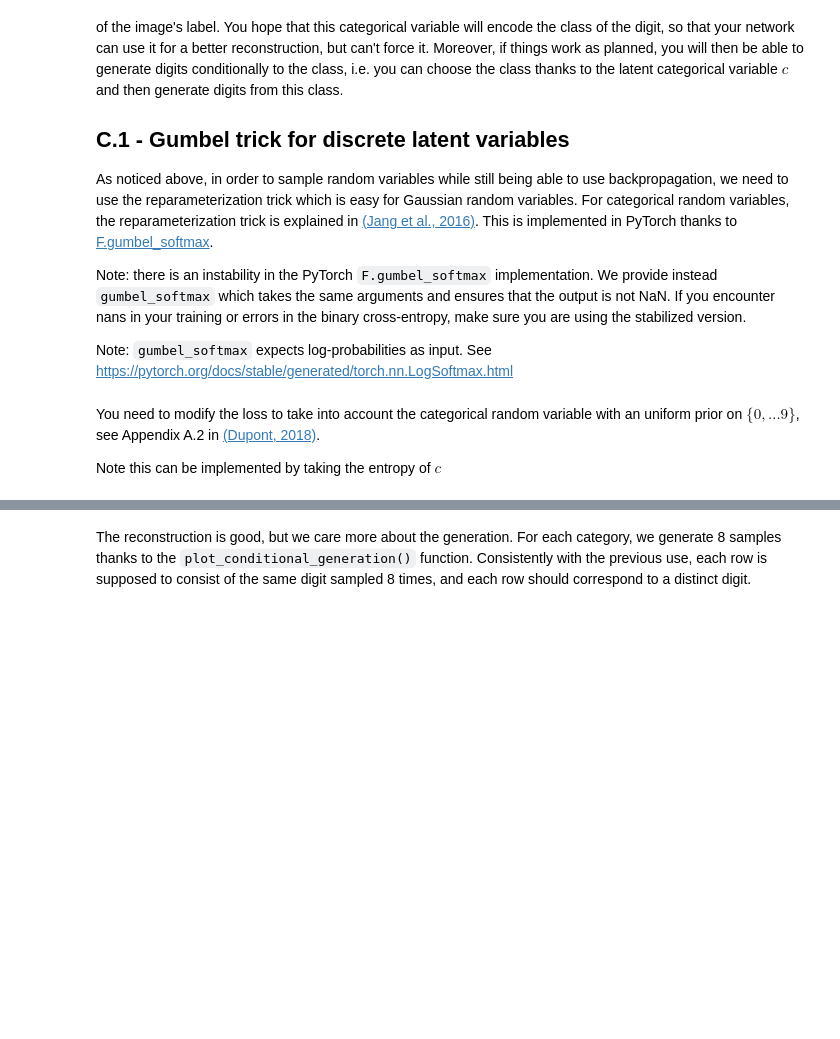
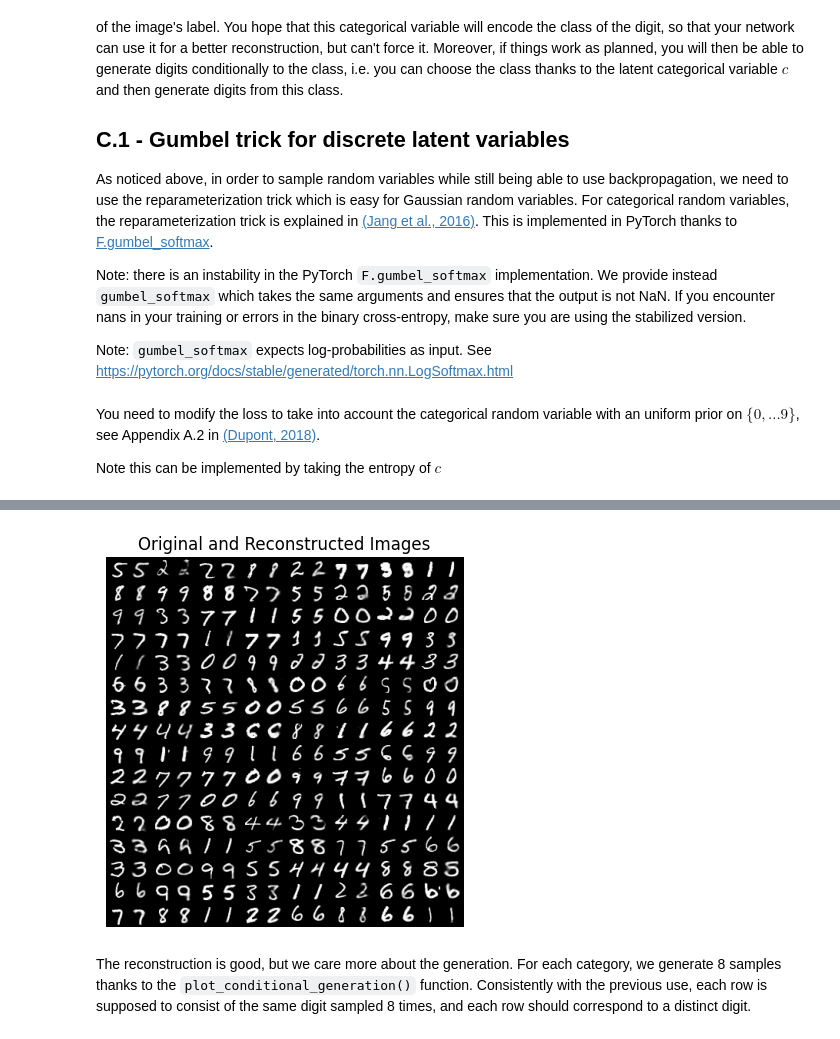
Before and after one commit to Kodro23/ensae_dl_pw2_atanoh, a Jupyter notebook: notebook.ipynb, the cells around one changed output, grey strips where cells are left out. Drawn from its saved outputs; the diff is of its cells as text; code cells hidden in the pictures; blank space fills up the shorter version.

```diff
--- a/notebook.ipynb
+++ b/notebook.ipynb
@@ -478,12 +507,20 @@ def train_G(model, data_loader=data_loader,num_epochs=num_epochs, beta = 1., ver
         all_labels_est = []
         for i, (x, labels) in enumerate(data_loader):
             x = x.to(device).view(-1, IMAGE_SIZE)
+            labels = labels.to(device)
+            x_reconst, mu, log_var,logits,y_onehot = model_G(x)
             ### your forward code here ###
+            loss=nn.BCELoss(reduction='sum')
+            reconst_loss = loss(x_reconst,x)
+            kl_div = -0.5 * torch.sum(1 + log_var - mu.pow(2) - log_var.exp())
+            # KL divergence for c ~ q(c|x)
+            q = logits.exp()  # Convert log-prob to prob
+            log_q = logits
+            log_uniform = torch.log(torch.tensor(1.0 / N_CLASSES)).to(logits.device)
+            H_cat = torch.sum(q * (log_q - log_uniform), dim=1).sum()
 
-            reconst_loss = # as above
-            kl_div = # as above
-            entropy =
-            loss =
+            # Total loss
+            loss = reconst_loss + beta * kl_div +  H_cat
 
             # Backprop and optimize
             optimizer.zero_grad()
@@ -511,5 +570,22 @@ train_G(model_G, num_epochs=20, verbose=False)
+# %%
+def plot_reconstruction_special(model):
+    model.eval()
+    x, _ = next(iter(data_loader))
+    x = x.to(device)
+    try:
+        out, *_ = model(x.view(-1, IMAGE_SIZE))
+    except:
+        out, *_ = model(x.view(-1, IMAGE_SIZE))
+    x_concat = torch.cat([x.view(-1, 1, 28, 28), out.view(-1, 1, 28, 28)], dim=3)
+    out_grid = torchvision.utils.make_grid(x_concat).cpu().data
+    plt.imshow(out_grid.permute(1, 2, 0))
+    plt.axis('off')
+    plt.title("Original and Reconstructed Images")
+    plt.show()
 # %%
-plot_reconstruction(model_G)
+plot_reconstruction_special(model_G)
+# %% [output]
+[figure, added]
 # %% [markdown]
 The reconstruction is good, but we care more about the generation. For each category, we generate 8 samples thanks to the `plot_conditional_generation()` function.
 Consistently with the previous use, each row is supposed to consist of the same digit sampled 8 times, and each row should correspond to a distinct digit.
```
Also changed, not shown: parts of 18 cells of this notebook.
